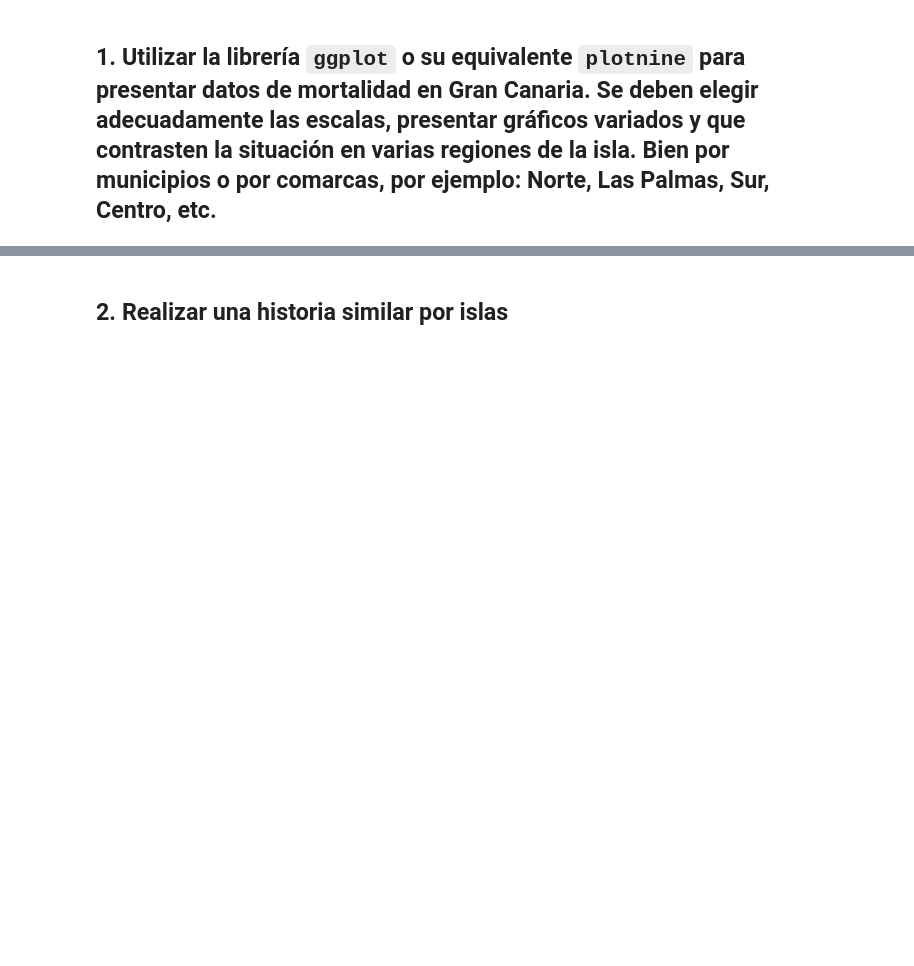
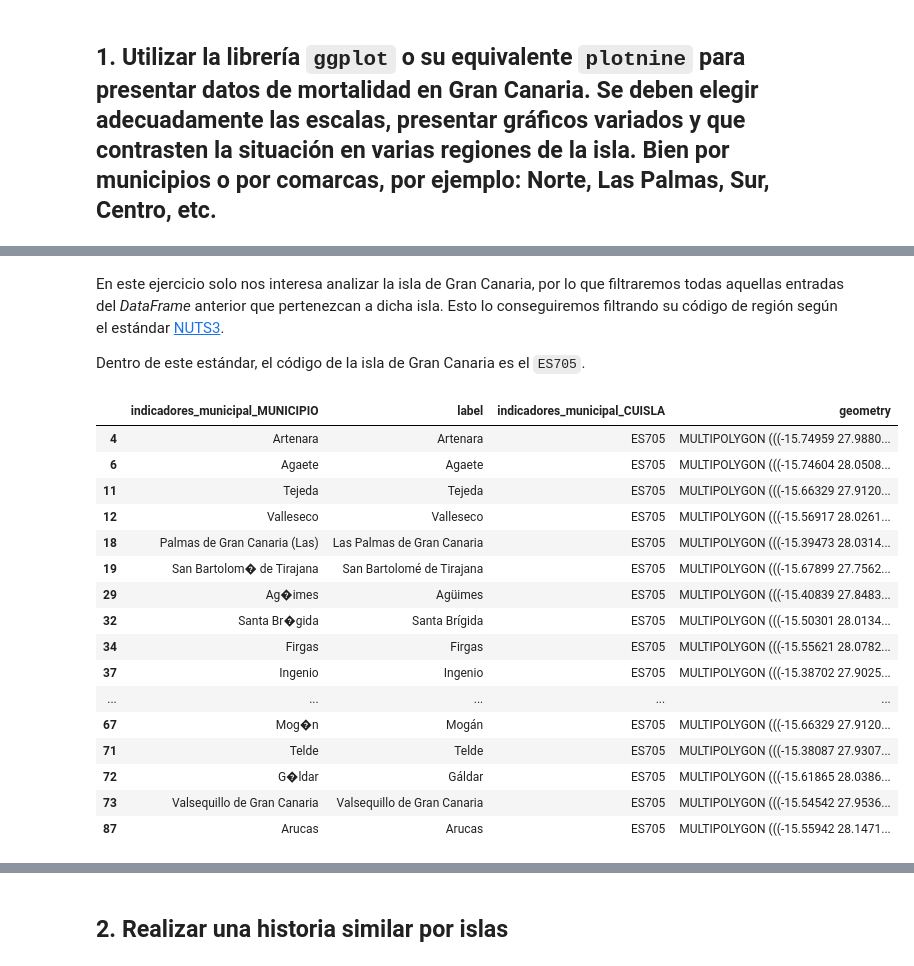
Before and after one commit to alu0101351773/VIS_practicas, a Jupyter notebook: src/jorge_cabrera_alu0101351773_comunicacion_efectiva.ipynb, the cells around one changed output, grey strips where cells are left out. Drawn from its saved outputs; the diff is of its cells as text; code cells hidden in the pictures; blank space fills up the shorter version.

```diff
--- a/src/jorge_cabrera_alu0101351773_comunicacion_efectiva.ipynb
+++ b/src/jorge_cabrera_alu0101351773_comunicacion_efectiva.ipynb
@@ -30,0 +107,4 @@ display(df.groupby(['Municipio', 'Año']).agg({'Defunciones': 'sum'}))
+# %% [markdown]
+En este ejercicio solo nos interesa analizar la isla de Gran Canaria, por lo que filtraremos todas aquellas entradas del _DataFrame_ anterior que pertenezcan a dicha isla. Esto lo conseguiremos filtrando su código de región según el estándar [NUTS3](http://nuts.geovocab.org/id/nuts3.html).
+
+Dentro de este estándar, el código de la isla de Gran Canaria es el `ES705`.
@@ -30,0 +126,20 @@ display(df.groupby(['Municipio', 'Año']).agg({'Defunciones': 'sum'}))
+# %%
+display(gc_data)
+# %% [output]
+|  | indicadores_municipal_MUNICIPIO | label | indicadores_municipal_CUISLA | geometry |
+| 4 | Artenara | Artenara | ES705 | MULTIPOLYGON (((-15.74959 27.9880... |
+| 6 | Agaete | Agaete | ES705 | MULTIPOLYGON (((-15.74604 28.0508... |
+| 11 | Tejeda | Tejeda | ES705 | MULTIPOLYGON (((-15.66329 27.9120... |
+| 12 | Valleseco | Valleseco | ES705 | MULTIPOLYGON (((-15.56917 28.0261... |
+| 18 | Palmas de Gran Canaria (Las) | Las Palmas de Gran Canaria | ES705 | MULTIPOLYGON (((-15.39473 28.0314... |
+| 19 | San Bartolom� de Tirajana | San Bartolomé de Tirajana | ES705 | MULTIPOLYGON (((-15.67899 27.7562... |
+| 29 | Ag�imes | Agüimes | ES705 | MULTIPOLYGON (((-15.40839 27.8483... |
+| 32 | Santa Br�gida | Santa Brígida | ES705 | MULTIPOLYGON (((-15.50301 28.0134... |
+| 34 | Firgas | Firgas | ES705 | MULTIPOLYGON (((-15.55621 28.0782... |
+| 37 | Ingenio | Ingenio | ES705 | MULTIPOLYGON (((-15.38702 27.9025... |
+| ... | ... | ... | ... | ... |
+| 67 | Mog�n | Mogán | ES705 | MULTIPOLYGON (((-15.66329 27.9120... |
+| 71 | Telde | Telde | ES705 | MULTIPOLYGON (((-15.38087 27.9307... |
+| 72 | G�ldar | Gáldar | ES705 | MULTIPOLYGON (((-15.61865 28.0386... |
+| 73 | Valsequillo de Gran Canaria | Valsequillo de Gran Canaria | ES705 | MULTIPOLYGON (((-15.54542 27.9536... |
+| 87 | Arucas | Arucas | ES705 | MULTIPOLYGON (((-15.55942 28.1471... |
```
Also changed, not shown: parts of 26 cells of this notebook.
